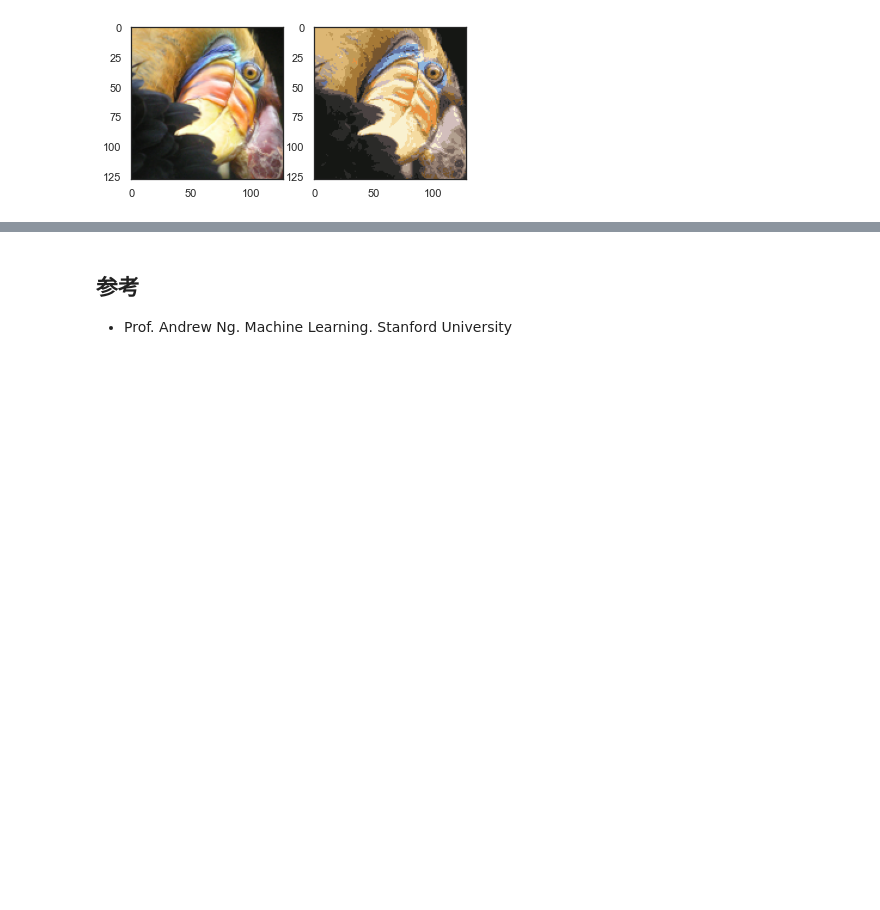
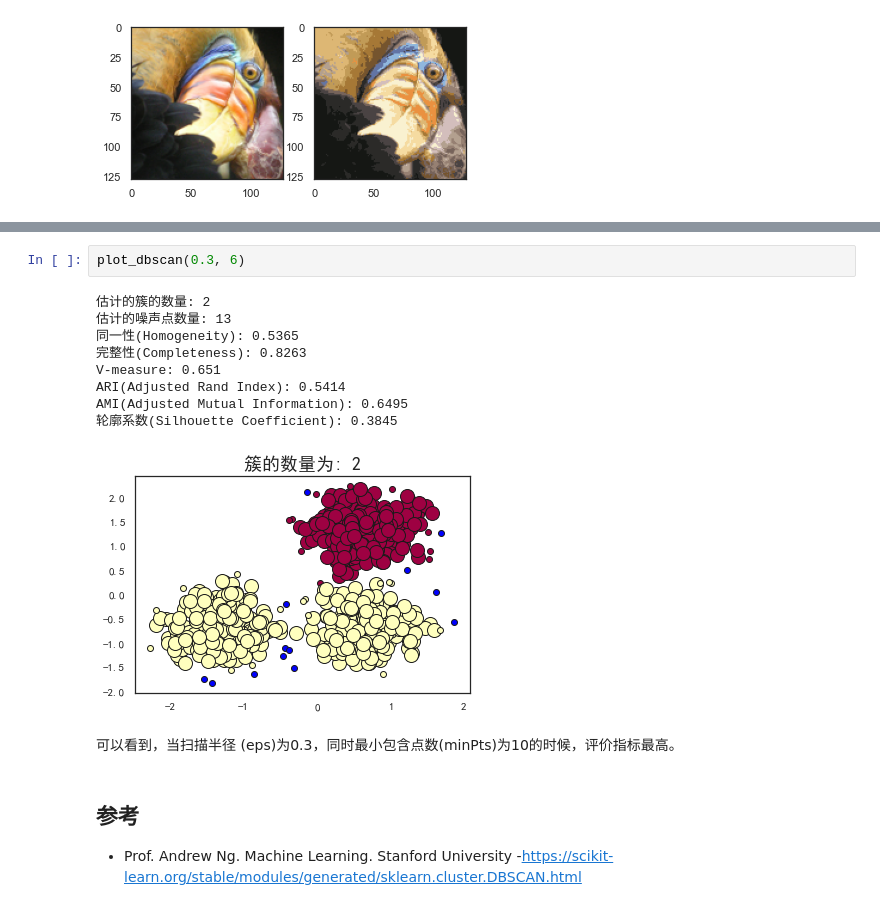
Before and after one commit to fengdu78/WZU-machine-learning-course, a Jupyter notebook: code/lesson11-code-聚类/WZU-ML-lesson11-Clustering.ipynb, the cells around one changed output, grey strips where cells are left out. Saved outputs shown, nothing was run; the diff lists cells and outputs as text; blank space fills up the shorter version.

```diff
--- a/code/lesson11-code-聚类/WZU-ML-lesson11-Clustering.ipynb
+++ b/code/lesson11-code-聚类/WZU-ML-lesson11-Clustering.ipynb
@@ -262,3 +397,18 @@ plt.show()
+# %%
+plot_dbscan(0.3, 6)
+# %% [output]
+估计的簇的数量: 2
+估计的噪声点数量: 13
+同一性(Homogeneity): 0.5365
+完整性(Completeness): 0.8263
+V-measure: 0.651
+ARI(Adjusted Rand Index): 0.5414
+AMI(Adjusted Mutual Information): 0.6495
+轮廓系数(Silhouette Coefficient): 0.3845
+[figure, added]
+# %% [markdown]
+可以看到，当扫描半径 (eps)为0.3，同时最小包含点数(minPts)为10的时候，评价指标最高。
 # %% [markdown]
 ## 参考
 - Prof. Andrew Ng. Machine Learning. Stanford University
+-https://scikit-learn.org/stable/modules/generated/sklearn.cluster.DBSCAN.html
```
Also changed, not shown: parts of 15 cells of this notebook.
